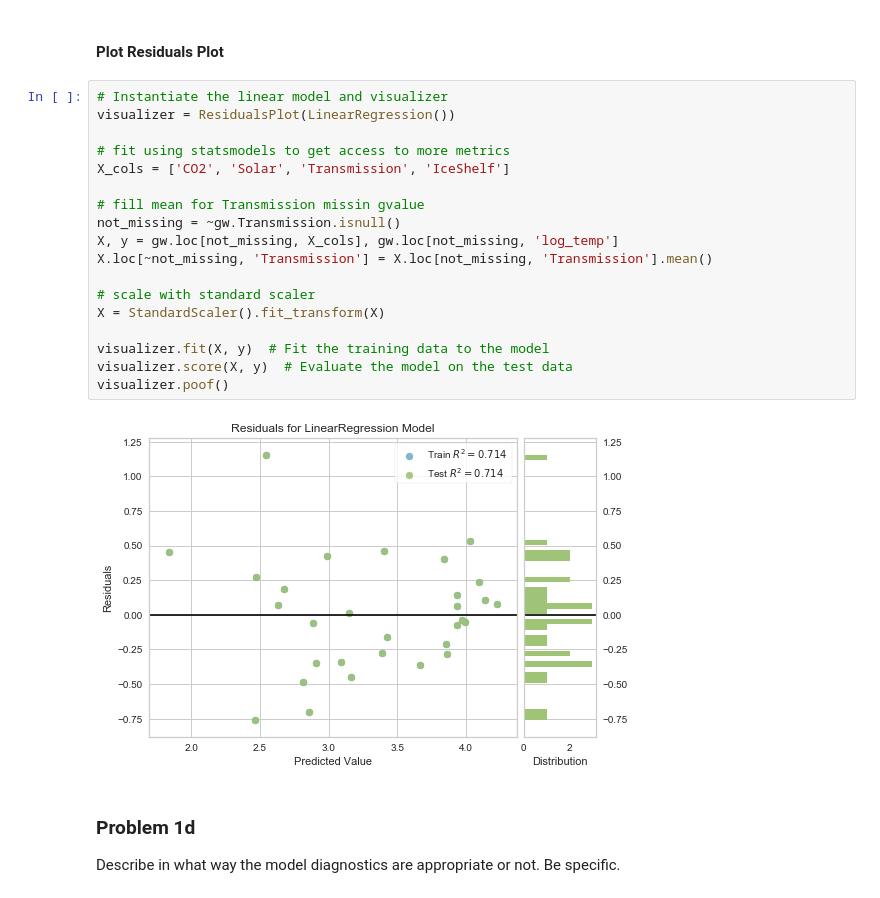
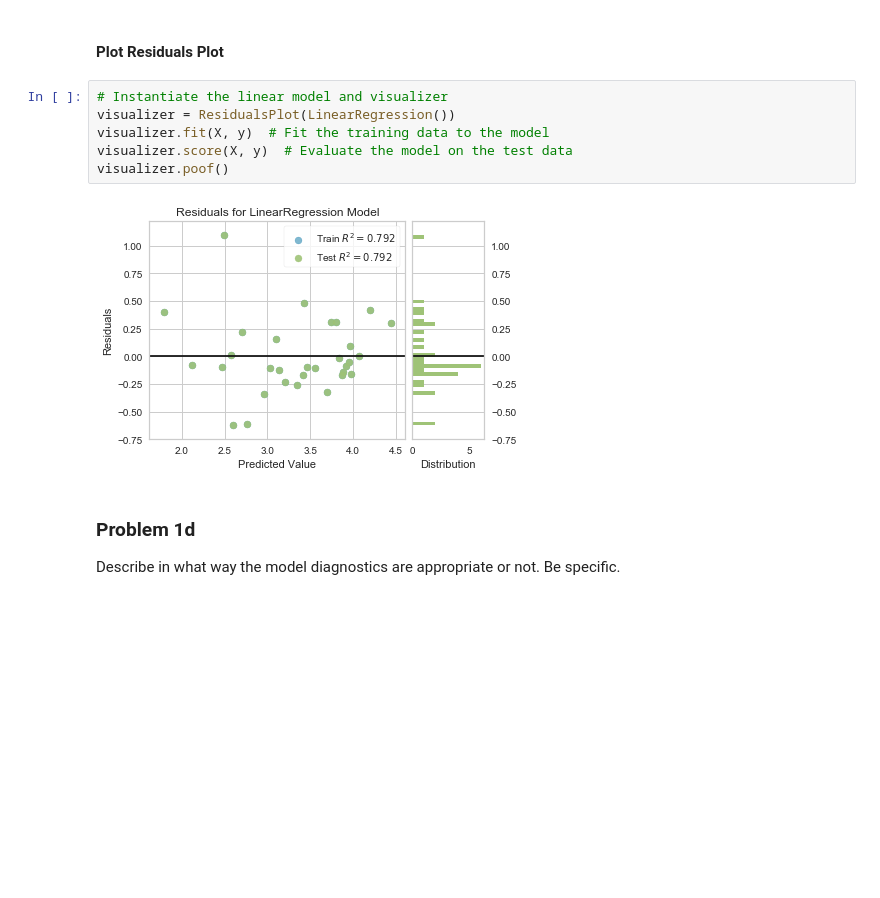
Before and after one commit to paulmattheww/Harvard-CS82-Advanced-ML, a Jupyter notebook: Assignments/HW3/HW3_2018_CSCIE82.ipynb, the cells around one changed output. Drawn from its saved outputs; the diff is of its cells as text; blank space fills up the shorter version.

```diff
--- a/Assignments/HW3/HW3_2018_CSCIE82.ipynb
+++ b/Assignments/HW3/HW3_2018_CSCIE82.ipynb
@@ -215,23 +218,11 @@ plt.show()
 # %%
 # Instantiate the linear model and visualizer
 visualizer = ResidualsPlot(LinearRegression())
-
-# fit using statsmodels to get access to more metrics
-X_cols = ['CO2', 'Solar', 'Transmission', 'IceShelf']
-
-# fill mean for Transmission missin gvalue
-not_missing = ~gw.Transmission.isnull()
-X, y = gw.loc[not_missing, X_cols], gw.loc[not_missing, 'log_temp']
-X.loc[~not_missing, 'Transmission'] = X.loc[not_missing, 'Transmission'].mean()
-
-# scale with standard scaler
-X = StandardScaler().fit_transform(X)
-
 visualizer.fit(X, y)  # Fit the training data to the model
 visualizer.score(X, y)  # Evaluate the model on the test data
 visualizer.poof()
 # %% [output]
-[figure, old version]
+[figure, new version]
 # %% [markdown]
 ### Problem 1d
 
```
Also changed, not shown: parts of 46 cells of this notebook.
